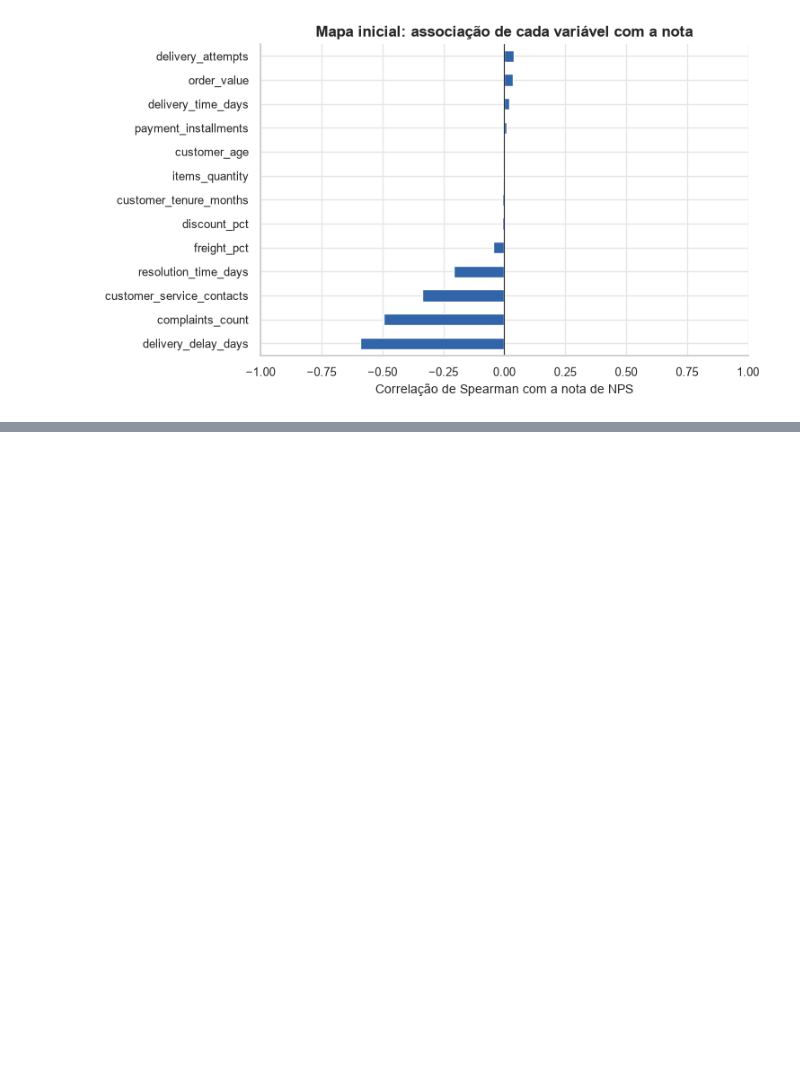
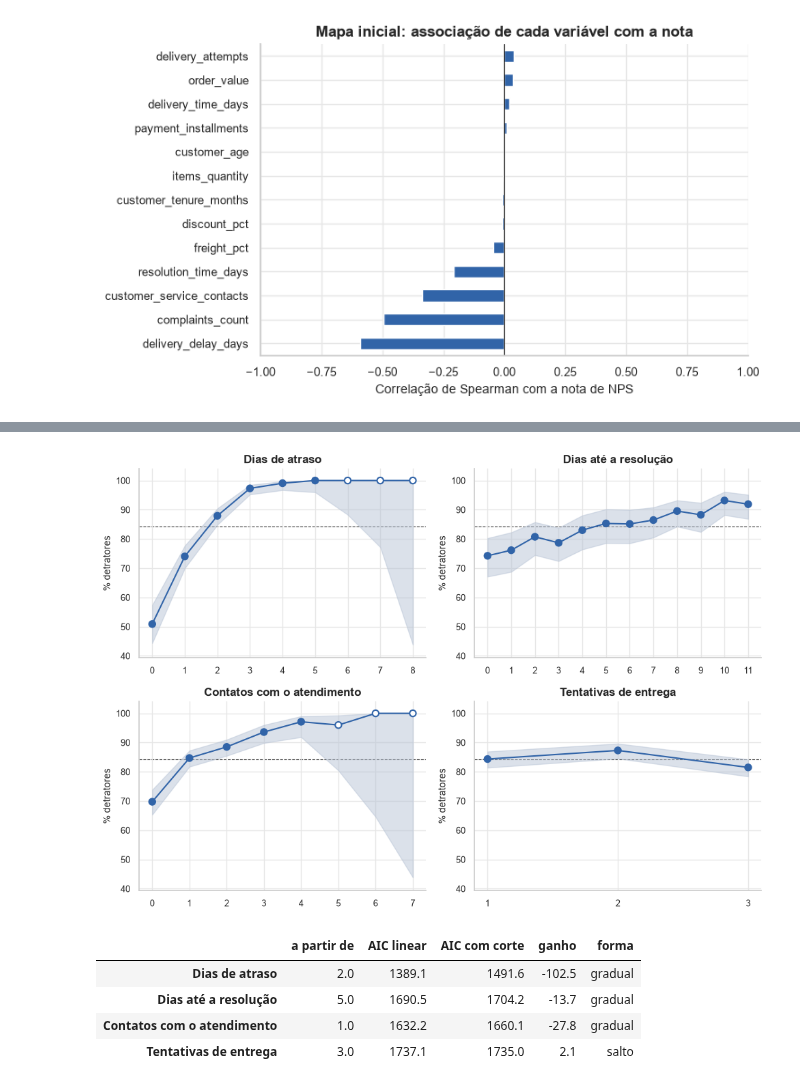
Before and after one commit to jpvbrandaos/tech-challenge-nps-preditivo, a Jupyter notebook: notebooks/02_eda.ipynb, the cells around one changed output, grey strips where cells are left out. Cells and saved outputs as stored; diff of their text form; code cells hidden in the pictures; blank space fills up the shorter version.

```diff
--- a/notebooks/02_eda.ipynb
+++ b/notebooks/02_eda.ipynb
@@ -214,0 +337,29 @@ plt.show()
+# %%
+curves = {
+    "delivery_delay_days": "Dias de atraso",
+    "resolution_time_days": "Dias até a resolução",
+    "customer_service_contacts": "Contatos com o atendimento",
+    "delivery_attempts": "Tentativas de entrega",
+}
+fig = plot_rates(
+    {label: rate_table(train, column) for column, label in curves.items()},
+    ncols=2,
+    kind="line",
+    reference=100 * prevalence,
+)
+save_figure(fig, "06_pontos_de_ruptura")
+plt.show()
+
+shape = {"confirmada": "salto", "refutada": "gradual", "inconclusiva": "indefinido"}
+breakpoints = pd.DataFrame(
+    {label: breakpoint_test(train, column) for column, label in curves.items()}
+).T
+breakpoints["forma"] = breakpoints["ganho"].map(verdict_breakpoint).map(shape)
+breakpoints.round(1)
+# %% [output]
+[figure, added]
+|  | a partir de | AIC linear | AIC com corte | ganho | forma |
+| Dias de atraso | 2.0 | 1389.1 | 1491.6 | -102.5 | gradual |
+| Dias até a resolução | 5.0 | 1690.5 | 1704.2 | -13.7 | gradual |
+| Contatos com o atendimento | 1.0 | 1632.2 | 1660.1 | -27.8 | gradual |
+| Tentativas de entrega | 3.0 | 1737.1 | 1735.0 | 2.1 | salto |
```
Also changed, not shown: parts of 8 cells of this notebook, 2 other files.
